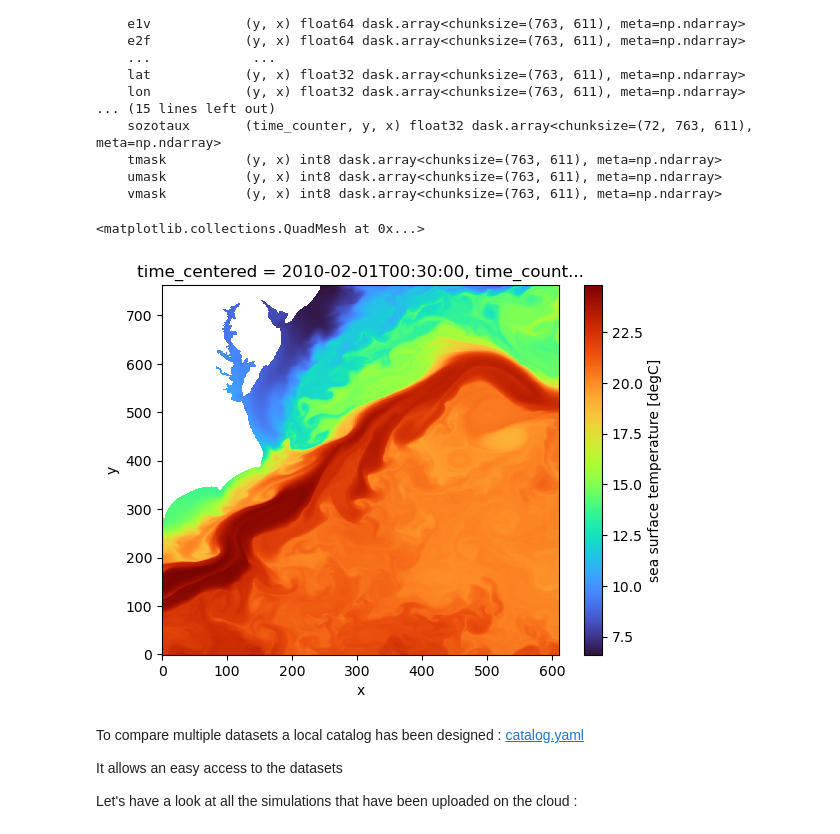
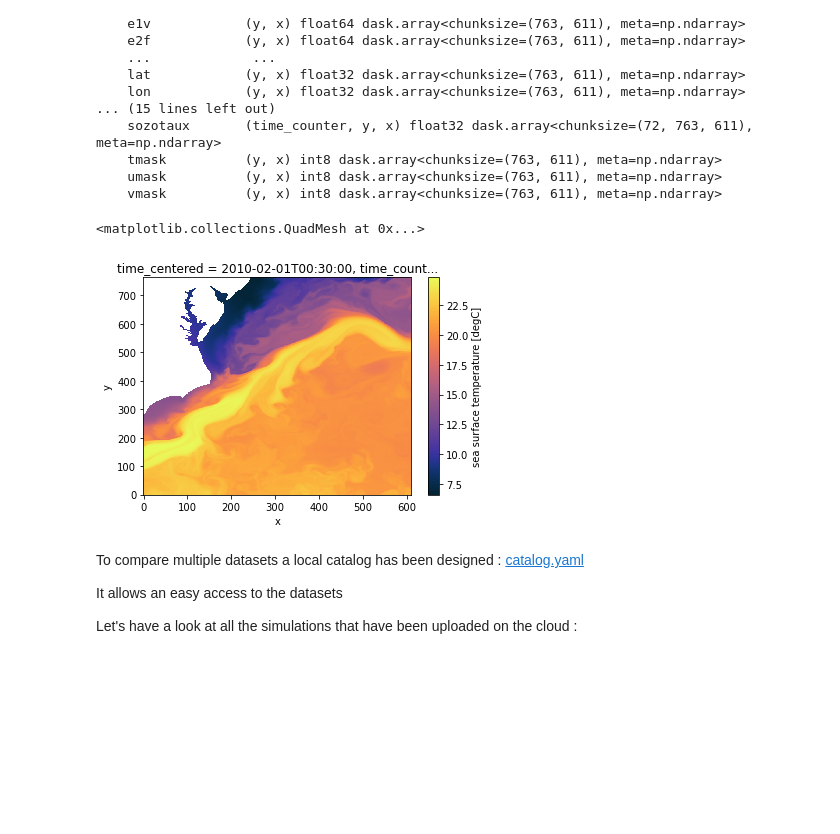
Before and after one commit to auraoupa/drakkar-demo-notebooks, a Jupyter notebook: Spectra-eNATL60.ipynb, the cells around one changed output. Drawn from its saved outputs; the diff is of its cells as text; code cells hidden in the pictures; blank space fills up the shorter version.

```diff
--- a/Spectra-eNATL60.ipynb
+++ b/Spectra-eNATL60.ipynb
@@ -104,10 +48,10 @@ Coordinates: (12/15)
     umask          (y, x) int8 dask.array<chunksize=(763, 611), meta=np.ndarray>
     vmask          (y, x) int8 dask.array<chunksize=(763, 611), meta=np.ndarray>
 # %%
-ds.sosstsst[0].plot(cmap='turbo')
+ds.sosstsst[0].plot(cmap=cmocean.cm.thermal)
 # %% [output]
 <matplotlib.collections.QuadMesh at 0x...>
-[figure, old version]
+[figure, new version]
 # %% [markdown]
 To compare multiple datasets a local catalog has been designed : [catalog.yaml](catalog.yaml)
 
```
Also changed, not shown: parts of 2 cells of this notebook, 4 other files.
